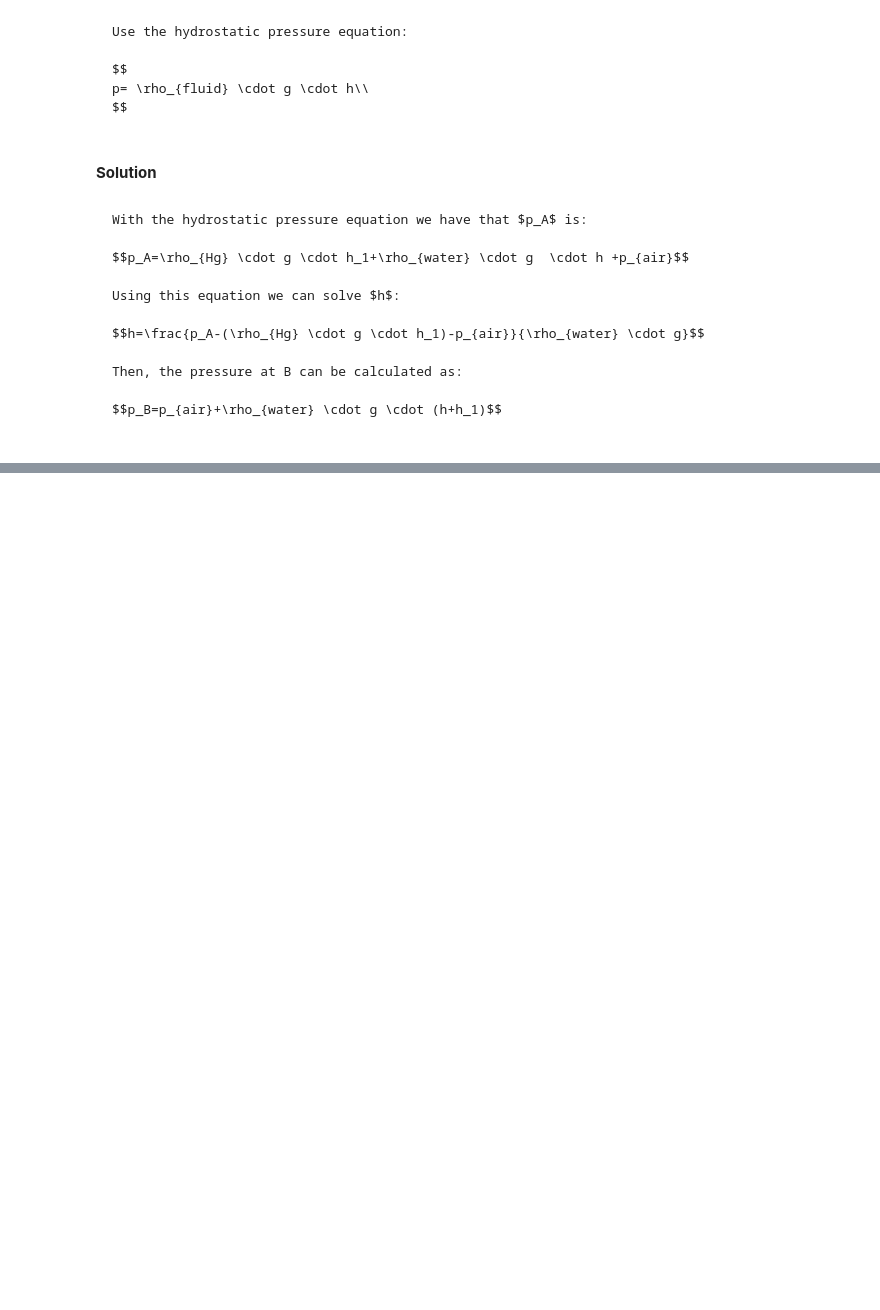
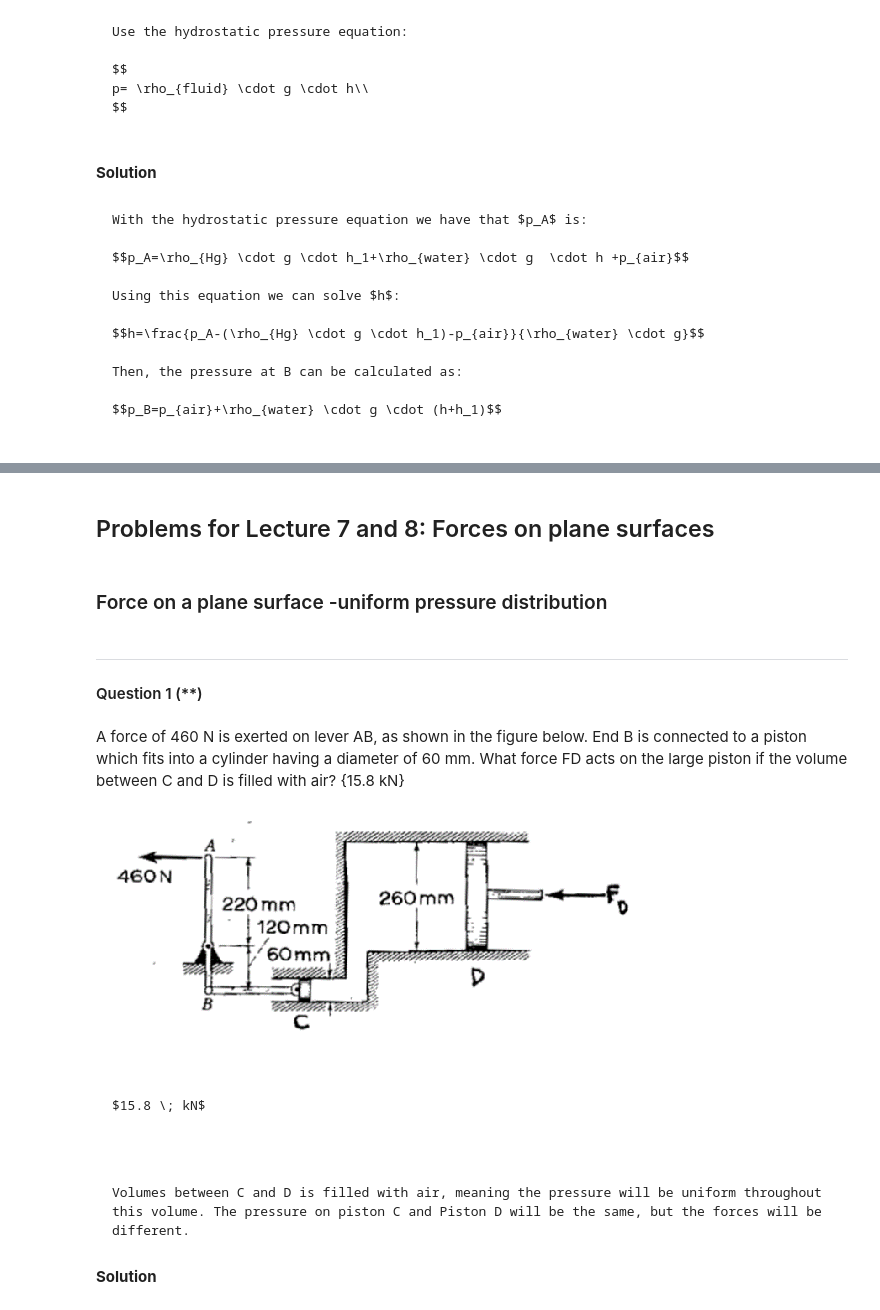
Before and after one commit to Maria9925/CIVIL_202_25, a Jupyter notebook: _sources/Module2Hydrostatics_Sol.ipynb, the cells around one changed output, grey strips where cells are left out. Cells and saved outputs as stored; diff of their text form; code cells hidden in the pictures; blank space fills up the shorter version.

````diff
--- a/_sources/Module2Hydrostatics_Sol.ipynb
+++ b/_sources/Module2Hydrostatics_Sol.ipynb
@@ -2969,3 +2969,34 @@ p_{B} &= p_{air} + \rho_{water} \cdot g \cdot \left( h_{1} + h \right) \\&= 1750
 p_{B_{}} &= \frac{ p_{B} }{ 1000 } \\&= \frac{ 203475.80 }{ 1000 } \\&= 203.48 \; \;\textrm{(kPa)}\\[10pt]
 \end{aligned}
 \]
+# %% [markdown]
+## Problems for Lecture 7 and 8: Forces on plane surfaces
+# %% [markdown]
+### Force on a plane surface -uniform pressure distribution
+# %% [markdown]
+---
+#### Question 1 (**)
+# %% [markdown]
+A force of 460 N is exerted on lever AB, as shown in the figure below. End B is connected to a piston which fits into a cylinder having a diameter of 60 mm. What force FD acts on the large piston if the volume between C and D is filled with air? {15.8 kN}
+# %%
+img = Image.open(r"figures/52.png")
+base_width = 550  # Change this to your desired width
+w_percent = base_width / float(img.size[0])
+h_size = int(float(img.size[1]) * w_percent)
+resized_img = img.resize((base_width, h_size))
+resized_img
+# %% [output]
+[figure, added]
+# %% [markdown]
+```{dropdown} Answer
+
+$15.8 \; kN$
+
+```
+# %% [markdown]
+```{dropdown} Hint
+
+Volumes between C and D is filled with air, meaning the pressure will be uniform throughout this volume. The pressure on piston C and Piston D will be the same, but the forces will be different.
+```
+# %% [markdown]
+**Solution**
````
Also changed, not shown: parts of 180 cells of this notebook, 19 other files.
